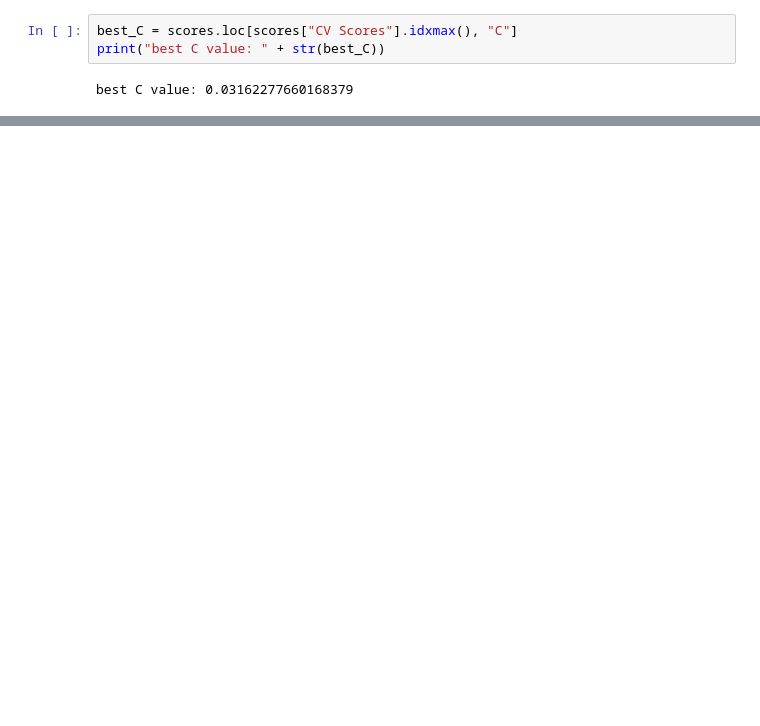
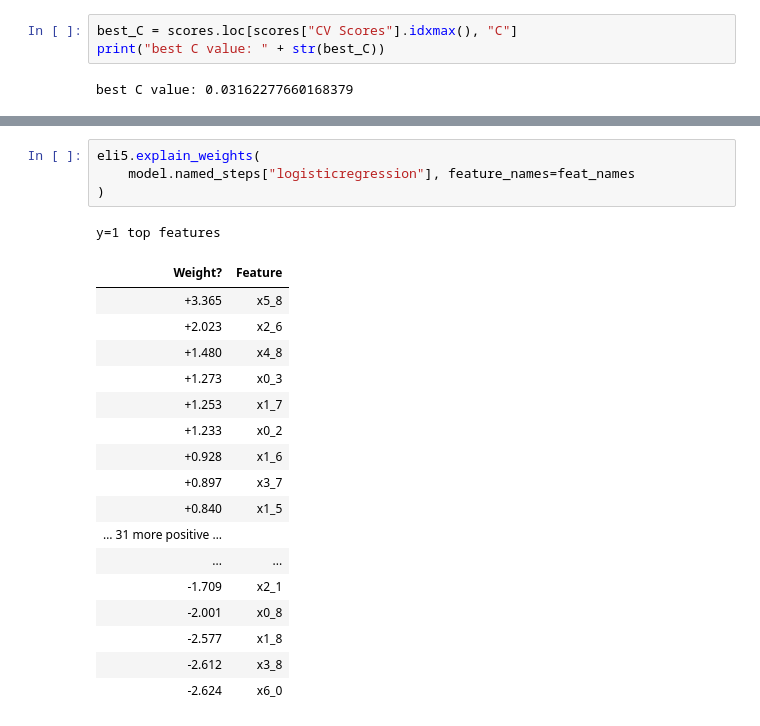
Before and after one commit to hmartin11/DSCI-310-Group-4, a Jupyter notebook: data_analysis.ipynb, the cells around one changed output, grey strips where cells are left out. Cells and saved outputs as stored; diff of their text form; blank space fills up the shorter version.

```diff
--- a/data_analysis.ipynb
+++ b/data_analysis.ipynb
@@ -275,0 +345,23 @@ best C value: 0.03162277660168379
+# %%
+eli5.explain_weights(
+    model.named_steps["logisticregression"], feature_names=feat_names
+)
+# %% [output]
+y=1 top features
+| Weight? | Feature |
+| +3.365 | x5_8 |
+| +2.023 | x2_6 |
+| +1.480 | x4_8 |
+| +1.273 | x0_3 |
+| +1.253 | x1_7 |
+| +1.233 | x0_2 |
+| +0.928 | x1_6 |
+| +0.897 | x3_7 |
+| +0.840 | x1_5 |
+| … 31 more positive … |  |
+| ... | ... |
+| -1.709 | x2_1 |
+| -2.001 | x0_8 |
+| -2.577 | x1_8 |
+| -2.612 | x3_8 |
+| -2.624 | x6_0 |
```
Also changed, not shown: parts of 20 cells of this notebook.
